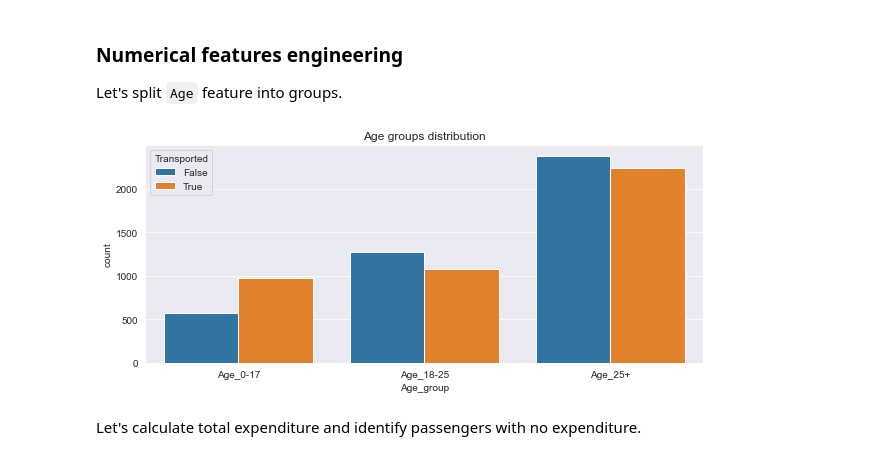
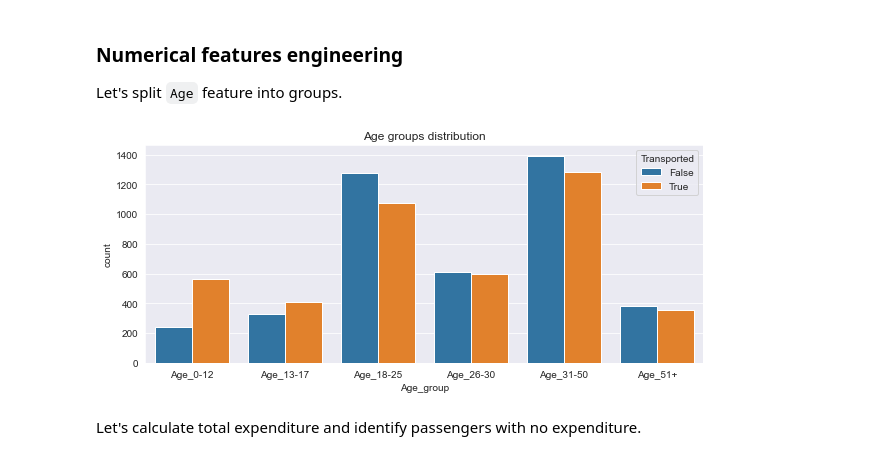
Before and after one commit to Ark3M/Kaggle-competitions, a Jupyter notebook: Spaceship Titanic/Spaceship_Titanic.ipynb, the cells around one changed output. Cells and saved outputs as stored; diff of their text form; code cells hidden in the pictures.

```diff
--- a/Spaceship Titanic/Spaceship_Titanic.ipynb
+++ b/Spaceship Titanic/Spaceship_Titanic.ipynb
@@ -200,23 +200,29 @@ train[qual_cols].head(n=5)
 Let's split `Age` feature into groups.
 # %%
 train["Age_group"] = np.nan
-train.loc[train["Age"] < 18, "Age_group"] = "Age_0-17"
-train.loc[(train["Age"] > 17) & (train["Age"] <= 25), "Age_group"] = "Age_18-25"
-train.loc[(train["Age"]) > 25, "Age_group"] = "Age_25+"
+train.loc[train["Age"] < 13, "Age_group"] = "Age_0-12"
+train.loc[(train["Age"] >= 13) & (train["Age"] <= 17), "Age_group"] = "Age_13-17"
+train.loc[(train["Age"] >= 18) & (train["Age"] <= 25), "Age_group"] = "Age_18-25"
+train.loc[(train["Age"] >= 26) & (train["Age"] <= 30), "Age_group"] = "Age_26-30"
+train.loc[(train["Age"] >= 31) & (train["Age"] <= 50), "Age_group"] = "Age_31-50"
+train.loc[(train["Age"]) >= 51, "Age_group"] = "Age_51+"
 
 test["Age_group"] = np.nan
-test.loc[test["Age"] < 18, "Age_group"] = "Age_0-17"
-test.loc[(test["Age"] > 17) & (test["Age"] <= 25), "Age_group"] = "Age_18-25"
-test.loc[(test["Age"]) > 25, "Age_group"] = "Age_25+"
+test.loc[test["Age"] < 13, "Age_group"] = "Age_0-12"
+test.loc[(test["Age"] >= 13) & (test["Age"] <= 17), "Age_group"] = "Age_13-17"
+test.loc[(test["Age"] >= 18) & (test["Age"] <= 25), "Age_group"] = "Age_18-25"
+test.loc[(test["Age"] >= 26) & (test["Age"] <= 30), "Age_group"] = "Age_26-30"
+test.loc[(test["Age"] >= 31) & (test["Age"] <= 50), "Age_group"] = "Age_31-50"
+test.loc[(test["Age"]) >= 51, "Age_group"] = "Age_51+"
 # %%
-age_order = ["Age_0-17", "Age_18-25", "Age_25+"]
+age_order = ["Age_0-12", "Age_13-17", "Age_18-25", "Age_26-30", "Age_31-50", "Age_51+"]
 
 plt.figure(figsize=(10, 4))
 
 sns.countplot(data=train, x="Age_group", hue=target_col, order=age_order)
 plt.title("Age groups distribution");
 # %% [output]
-[figure, old version]
+[figure, new version]
 # %% [markdown]
 Let's calculate total expenditure and identify passengers with no expenditure.
 # %%
```
Also changed, not shown: parts of 17 cells of this notebook.
